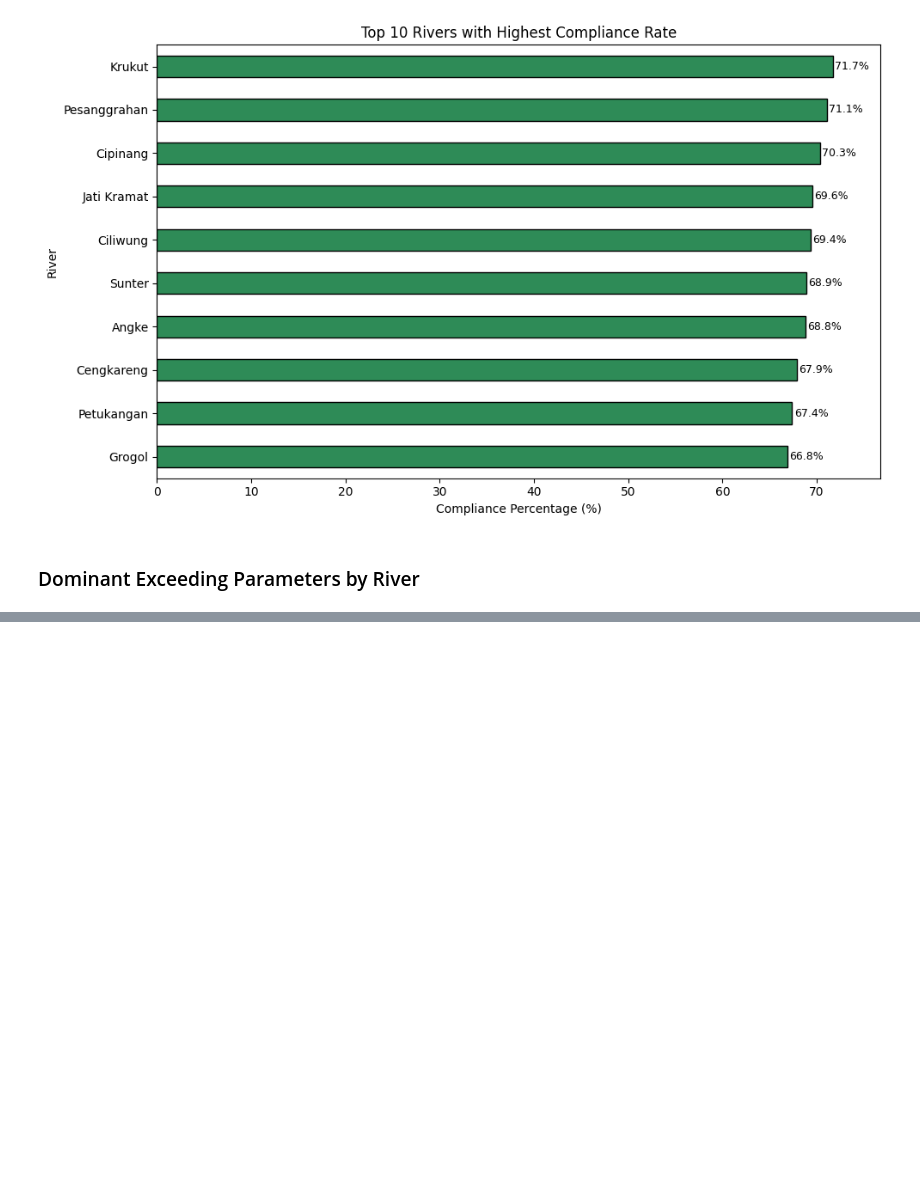
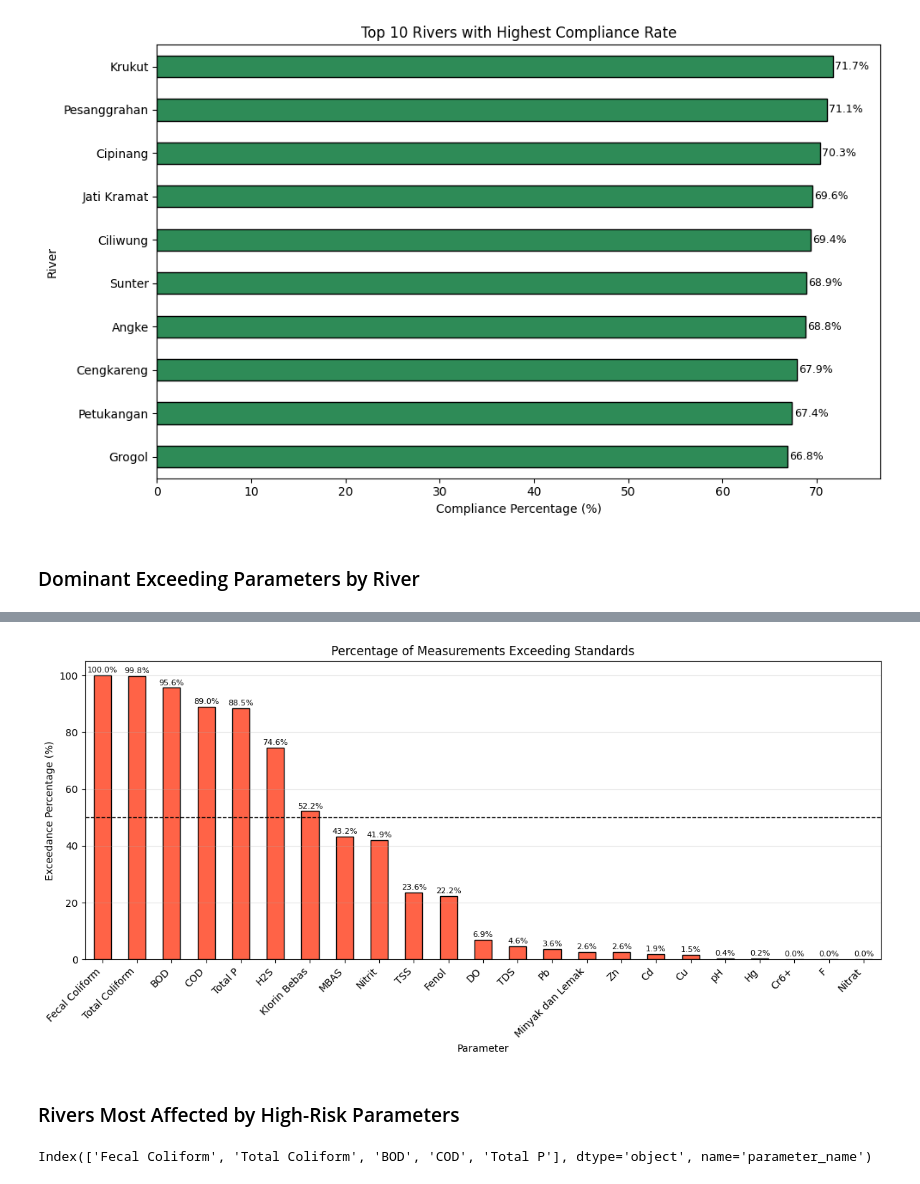
Before and after one commit to ARizalma/river-water-quality-analysis, a Jupyter notebook: notebooks/04_water_quality_analysis.ipynb, the cells around one changed output, grey strips where cells are left out. Cells and saved outputs as stored; diff of their text form; code cells hidden in the pictures; blank space fills up the shorter version.

```diff
--- a/notebooks/04_water_quality_analysis.ipynb
+++ b/notebooks/04_water_quality_analysis.ipynb
@@ -487,0 +708,10 @@ plt.show()
+# %%
+parameter_percentage = (
+    pd.crosstab(
+        df["parameter_name"],
+        df["status"],
+        normalize="index"
+    ) * 100
+)
+
+parameter_percentage.head()
@@ -487,0 +726,69 @@ plt.show()
+# %%
+plt.figure(figsize=(12,6))
+
+ax = (
+    parameter_percentage["Exceeds Standard"]
+    .sort_values(ascending=False)
+    .plot(
+        kind="bar",
+        color="tomato",
+        edgecolor="black"
+    )
+)
+
+plt.axhline(
+    y=50,
+    color="black",
+    linestyle="--",
+    linewidth=1
+)
+
+plt.grid(
+    axis="y",
+    alpha=.3
+)
+
+for i, value in enumerate(
+    parameter_percentage["Exceeds Standard"]
+    .sort_values(ascending=False)
+):
+    ax.text(
+        i,
+        value + 1,
+        f"{value:.1f}%",
+        ha="center",
+        fontsize=8
+    )
+
+plt.title("Percentage of Measurements Exceeding Standards")
+plt.xlabel("Parameter")
+plt.ylabel("Exceedance Percentage (%)")
+
+plt.xticks(rotation=45, ha="right")
+
+plt.ylim(0,105)
+
+plt.tight_layout()
+
+plt.savefig(
+    "parameter_exceedance_percentage.png",
+    dpi=300,
+    bbox_inches="tight"
+)
+
+plt.show()
+# %% [output]
+[figure, added]
+# %% [markdown]
+### Rivers Most Affected by High-Risk Parameters
+# %%
+top5_parameters = (
+    parameter_percentage["Exceeds Standard"]
+    .sort_values(ascending=False)
+    .head(5)
+    .index
+)
+
+top5_parameters
+# %% [output]
+Index(['Fecal Coliform', 'Total Coliform', 'BOD', 'COD', 'Total P'], dtype='object', name='parameter_name')
```
Also changed, not shown: parts of 20 cells of this notebook.
